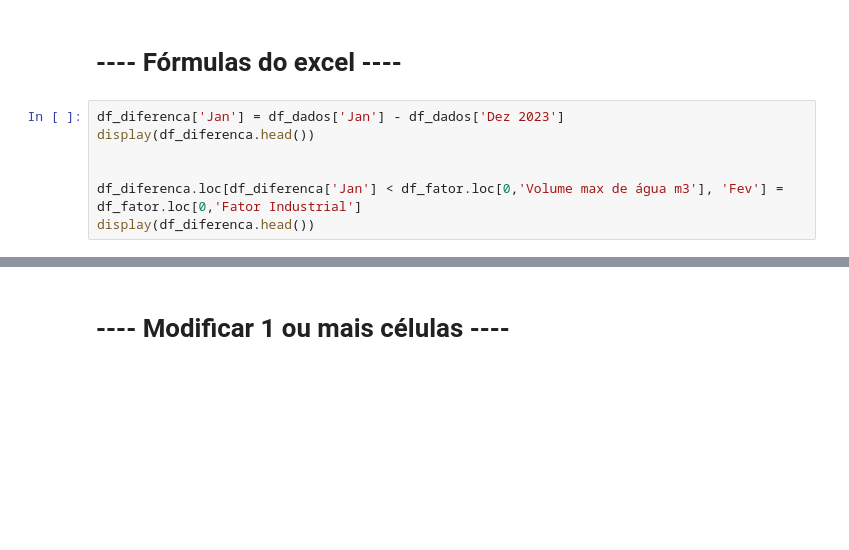
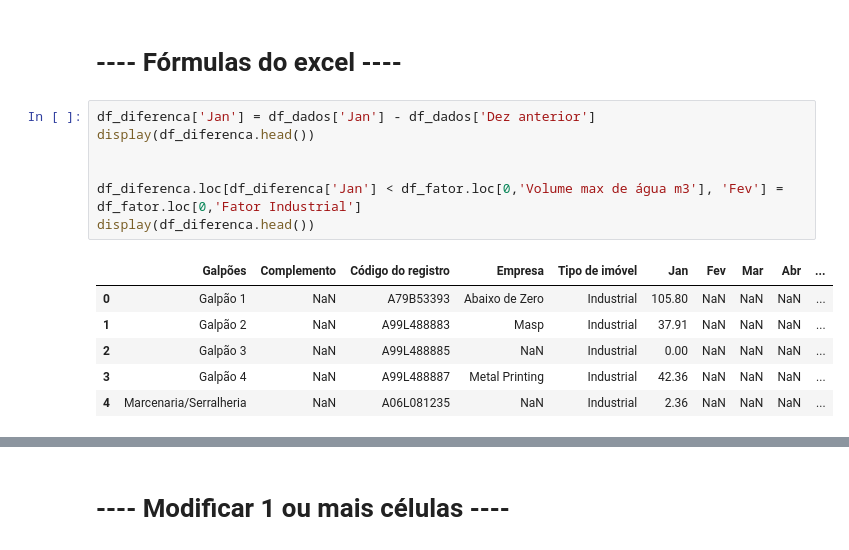
Before and after one commit to ggsv06/Condominio, a Jupyter notebook: notas/pandas_cartilha.ipynb, the cells around one changed output, grey strips where cells are left out. Drawn from its saved outputs; the diff is of its cells as text; blank space fills up the shorter version.

```diff
--- a/notas/pandas_cartilha.ipynb
+++ b/notas/pandas_cartilha.ipynb
@@ -85,9 +139,16 @@ display(celula)
 # %% [markdown]
 # ---- Fórmulas do excel ----
 # %%
-df_diferenca['Jan'] = df_dados['Jan'] - df_dados['Dez 2023']
+df_diferenca['Jan'] = df_dados['Jan'] - df_dados['Dez anterior']
 display(df_diferenca.head())
 
 
 df_diferenca.loc[df_diferenca['Jan'] < df_fator.loc[0,'Volume max de água m3'], 'Fev'] = df_fator.loc[0,'Fator Industrial']
 display(df_diferenca.head())
+# %% [output]
+|  | Galpões | Complemento | Código do registro | Empresa | Tipo de imóvel | Jan | Fev | Mar | Abr | ... |
+| 0 | Galpão 1 | NaN | A79B53393 | Abaixo de Zero | Industrial | 105.80 | NaN | NaN | NaN | ... |
+| 1 | Galpão 2 | NaN | A99L488883 | Masp | Industrial | 37.91 | NaN | NaN | NaN | ... |
+| 2 | Galpão 3 | NaN | A99L488885 | NaN | Industrial | 0.00 | NaN | NaN | NaN | ... |
+| 3 | Galpão 4 | NaN | A99L488887 | Metal Printing | Industrial | 42.36 | NaN | NaN | NaN | ... |
+| 4 | Marcenaria/Serralheria | NaN | A06L081235 | NaN | Industrial | 2.36 | NaN | NaN | NaN | ... |
```
Also changed, not shown: parts of 16 cells of this notebook, 4 other files.
